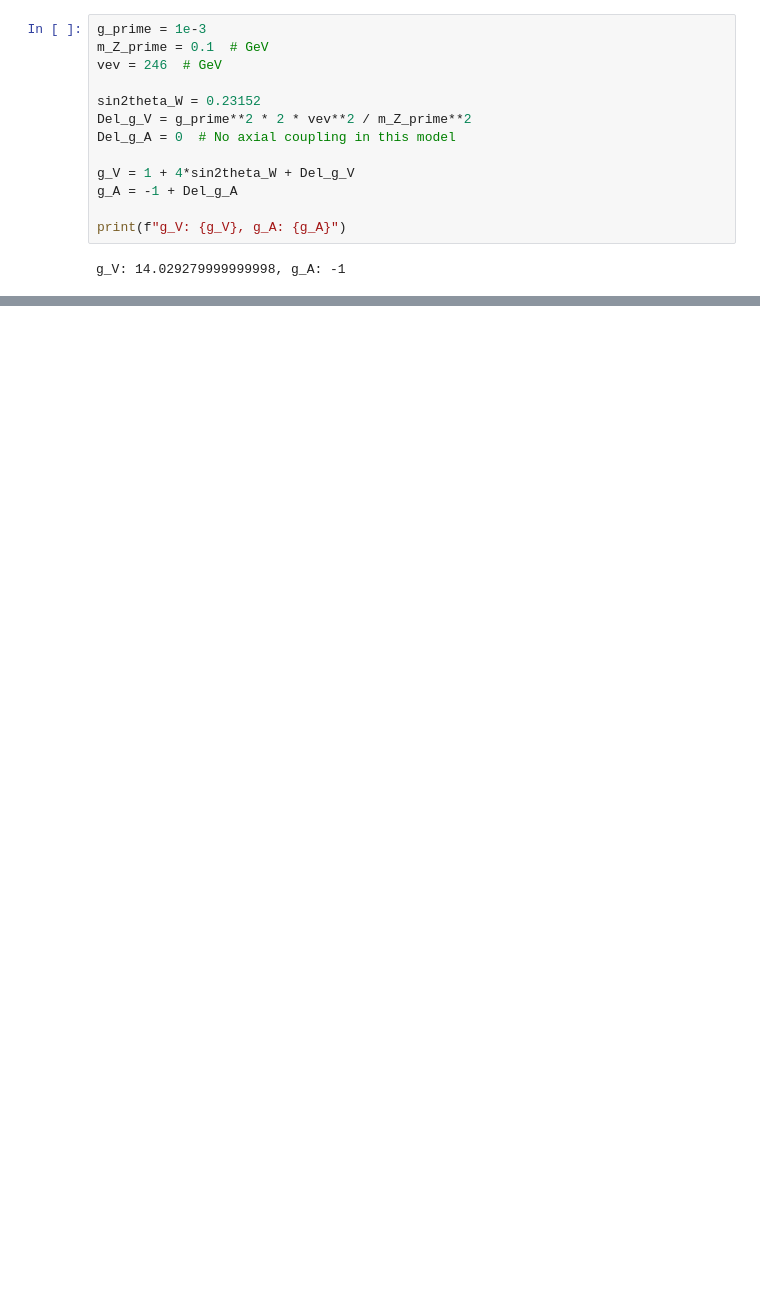
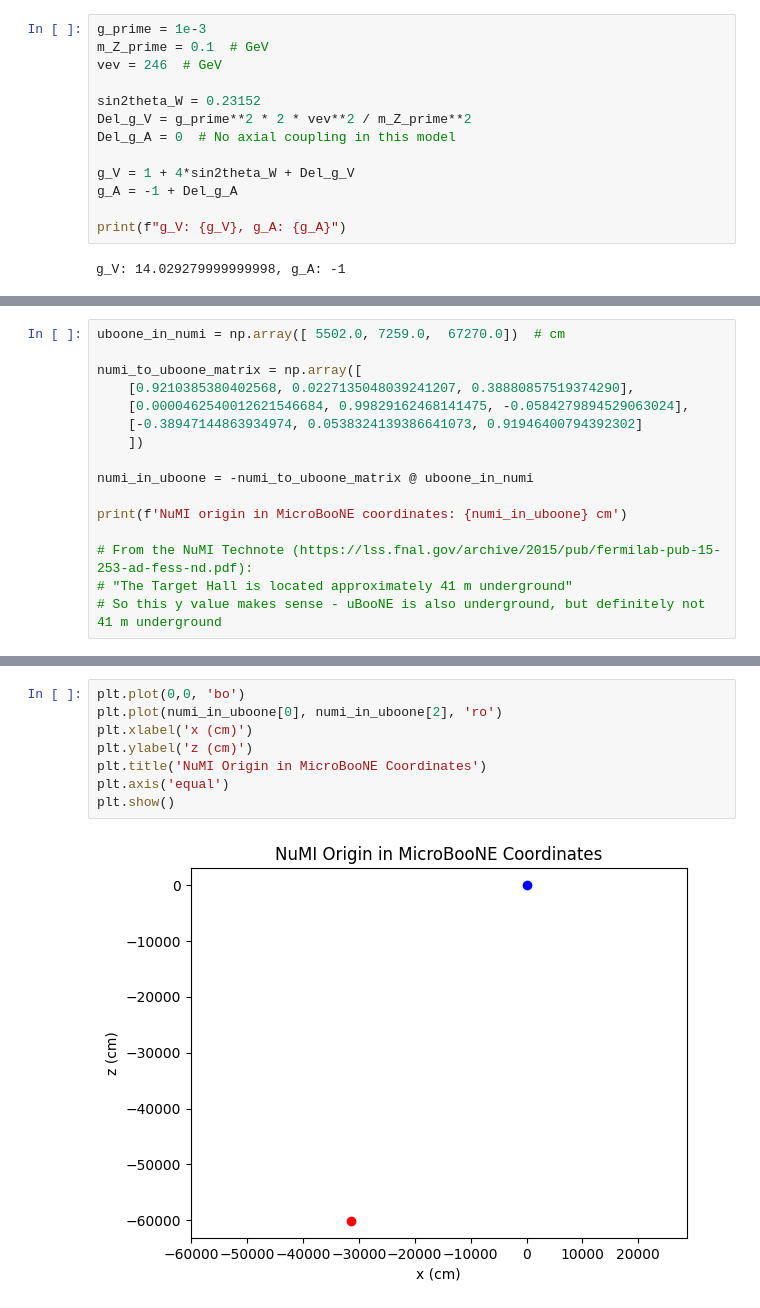
Before and after one commit to JoeBateman/uboone_epem_trident, a Jupyter notebook: cross_sections/rates_and_pot.ipynb, the cells around one changed output, grey strips where cells are left out. Drawn from its saved outputs; the diff is of its cells as text; blank space fills up the shorter version.

```diff
--- a/cross_sections/rates_and_pot.ipynb
+++ b/cross_sections/rates_and_pot.ipynb
@@ -145,0 +268,16 @@ Del_g_V
+# %%
+uboone_in_numi = np.array([ 5502.0, 7259.0,  67270.0])  # cm
+
+numi_to_uboone_matrix = np.array([
+    [0.9210385380402568, 0.0227135048039241207, 0.38880857519374290],
+    [0.0000462540012621546684, 0.99829162468141475, -0.0584279894529063024],
+    [-0.38947144863934974, 0.0538324139386641073, 0.91946400794392302]
+    ])
+
+numi_in_uboone = -numi_to_uboone_matrix @ uboone_in_numi
+
+print(f'NuMI origin in MicroBooNE coordinates: {numi_in_uboone} cm')
+
+# From the NuMI Technote (https://lss.fnal.gov/archive/2015/pub/fermilab-pub-15-253-ad-fess-nd.pdf):
+# "The Target Hall is located approximately 41 m underground"
+# So this y value makes sense - uBooNE is also underground, but definitely not 41 m underground
@@ -145,0 +320,10 @@ Del_g_V
+# %%
+plt.plot(0,0, 'bo')
+plt.plot(numi_in_uboone[0], numi_in_uboone[2], 'ro')
+plt.xlabel('x (cm)')
+plt.ylabel('z (cm)')
+plt.title('NuMI Origin in MicroBooNE Coordinates')
+plt.axis('equal')
+plt.show()
+# %% [output]
+[figure, added]
```
Also changed, not shown: parts of 15 cells of this notebook.
